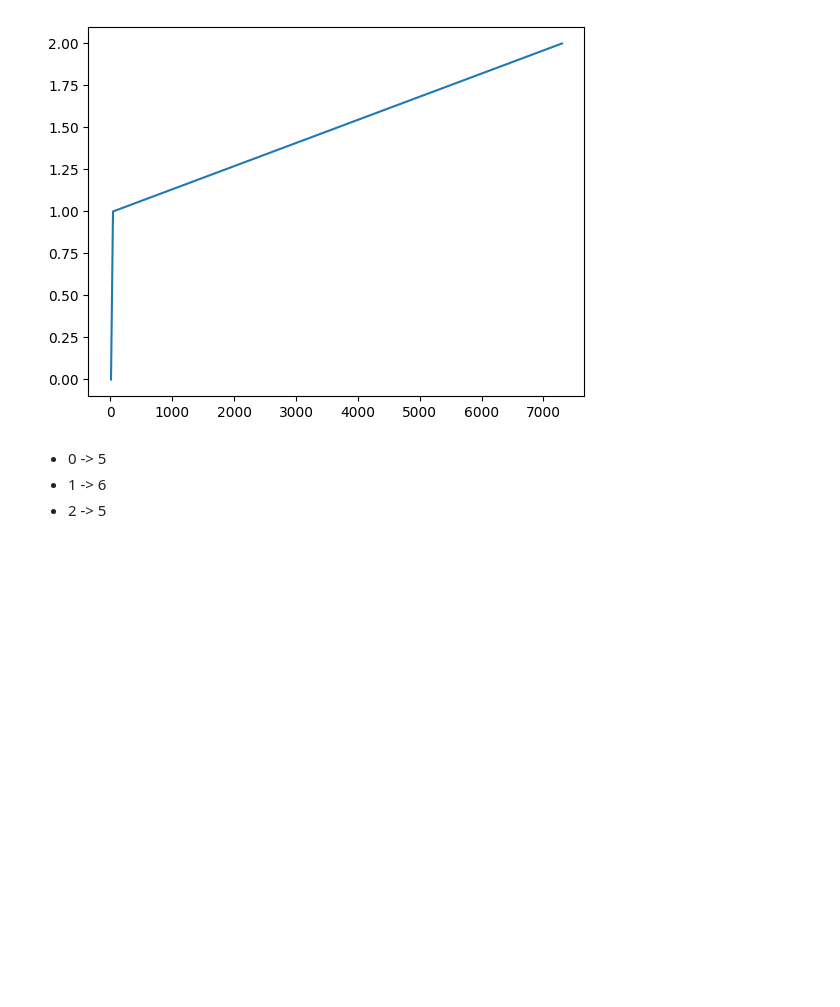
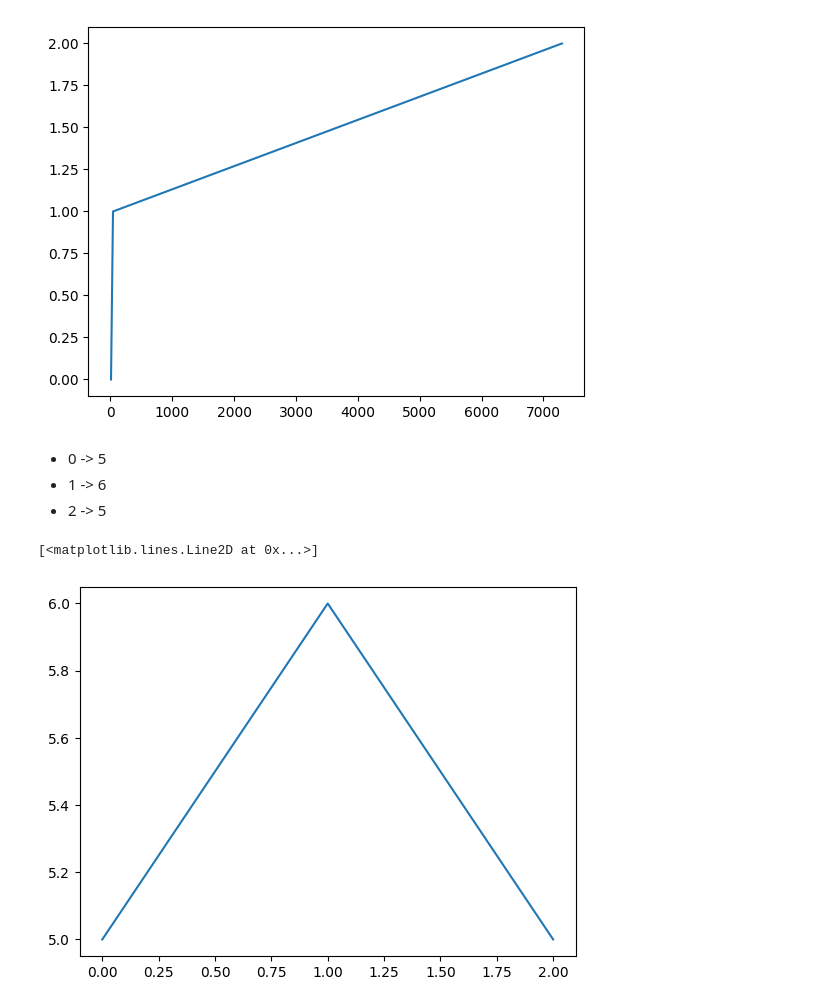
Before and after one commit to mathspp/20240510-webinar-pandas-matplotlib, a Jupyter notebook: webinar.ipynb, the cells around one changed output. Cells and saved outputs as stored; diff of their text form; code cells hidden in the pictures; blank space fills up the shorter version.

```diff
--- a/webinar.ipynb
+++ b/webinar.ipynb
@@ -678,4 +678,7 @@ ax.plot([10, 42, 7300], range(3))
  - 2 -> 5
 # %%
 fig, ax = plt.subplots()
-ax.plot([10, 42, 7300], range(3))
+ax.plot(range(3), (5, 6, 5))
+# %% [output]
+[<matplotlib.lines.Line2D at 0x...>]
+[figure, added]
```
Also changed, not shown: parts of 1 cell of this notebook.
